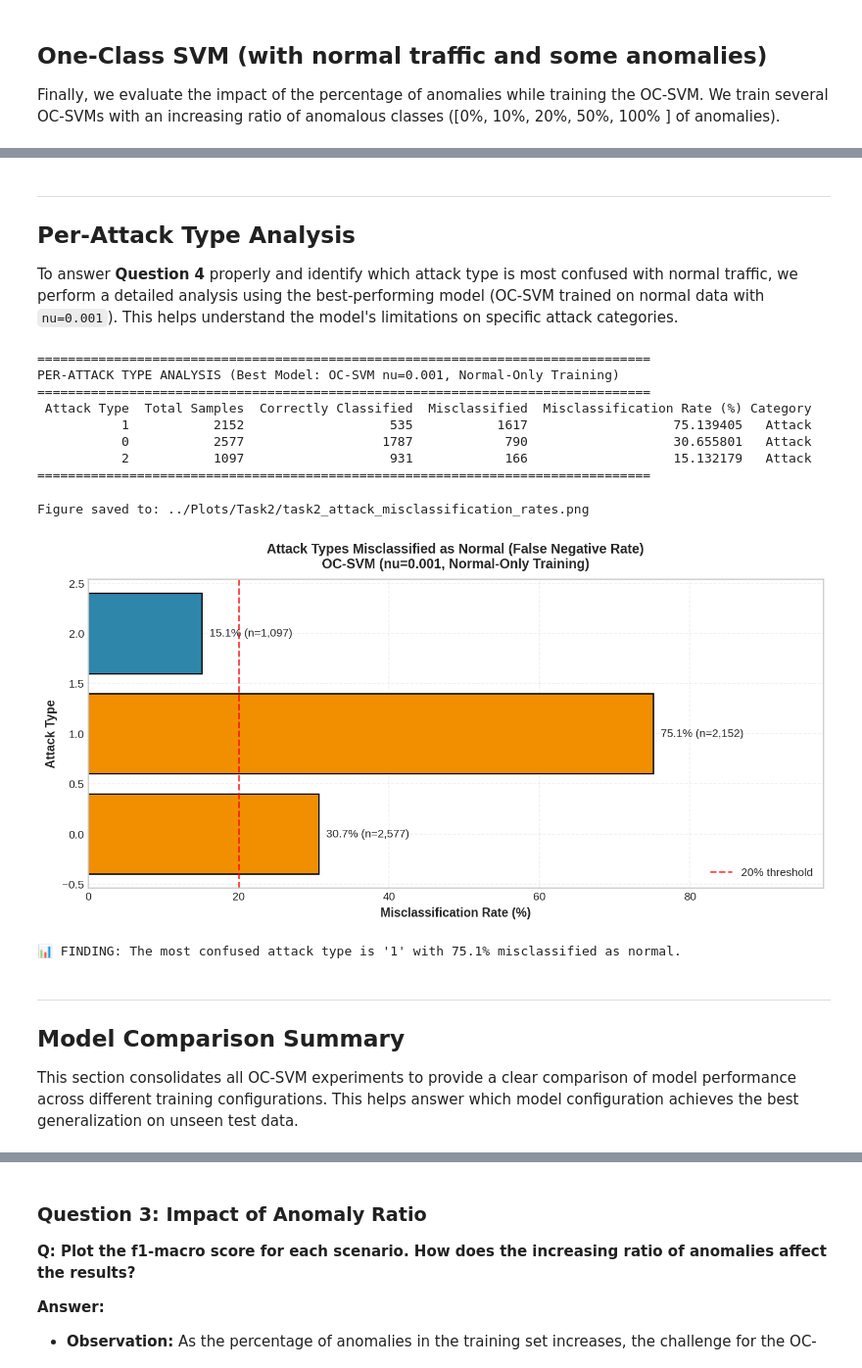
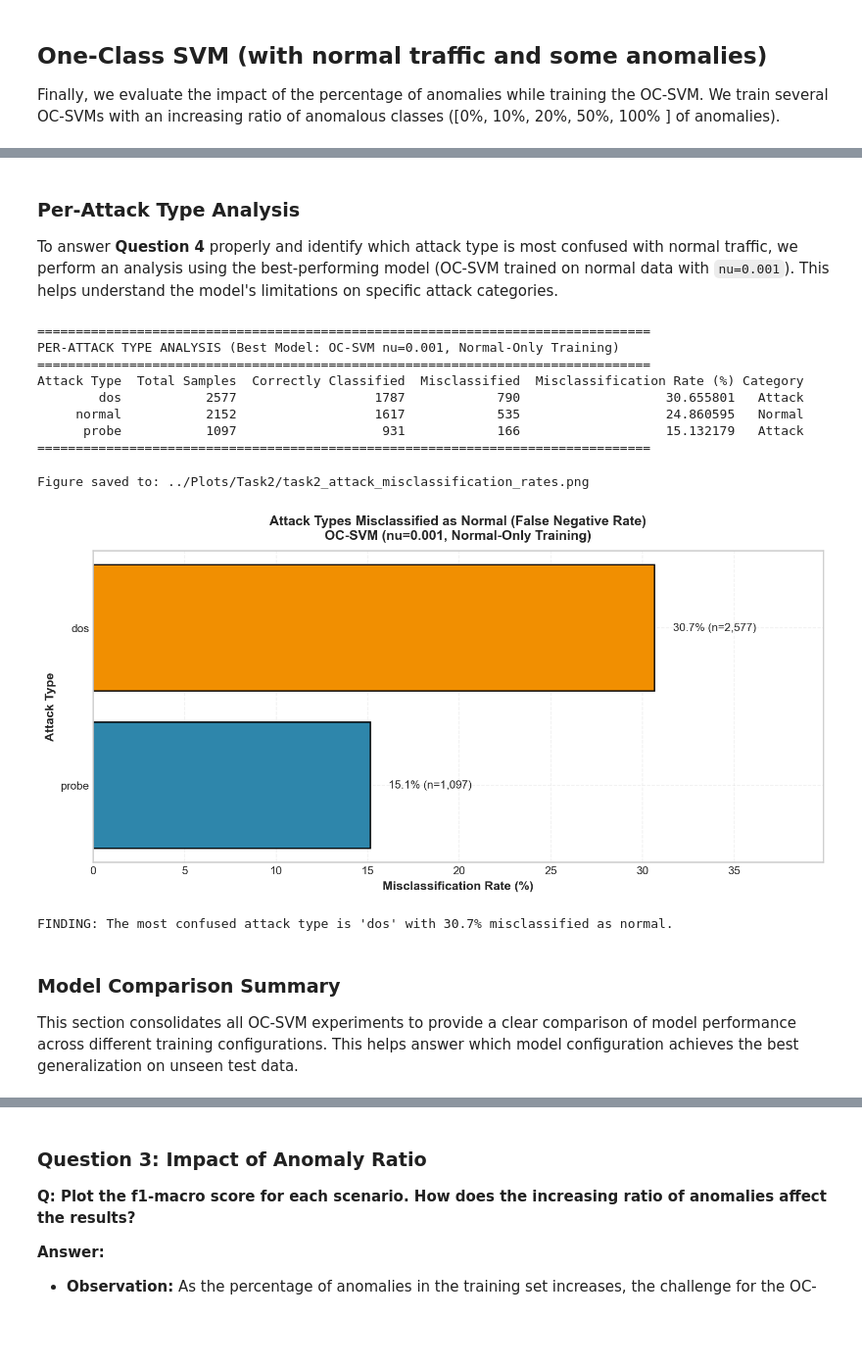
Before and after one commit to RenatoMignone/unsupervised-network-intrusion-detection, a Jupyter notebook: lab/notebooks/Task2.ipynb, the cells around one changed output, grey strips where cells are left out. Shown at 98% size. Drawn from its saved outputs; the diff is of its cells as text; code cells hidden in the pictures; blank space fills up the shorter version.

```diff
--- a/lab/notebooks/Task2.ipynb
+++ b/lab/notebooks/Task2.ipynb
@@ -201,6 +189,8 @@ def plot_confusion_matrices_combined(y_true_list, y_pred_list, class_names, titl
 df_train = pd.read_csv('../data/preprocessed/train_preprocessed.csv')
 df_val = pd.read_csv('../data/preprocessed/val_preprocessed.csv')
 df_test = pd.read_csv('../data/preprocessed/test_preprocessed.csv')
+# %%
+all_labels = ['dos', 'normal', 'probe', 'r2l']
 # %%
 df_train_normal_only = df_train[df_train["binary_label"]==0].copy()
 X_train_normal_only = df_train_normal_only.drop(columns=['label', 'binary_label'])
@@ -282,6 +271,8 @@ Test Set             | Total:  5,826 | Normal:  2,152 ( 36.9%) | Anomaly:  3,674
 First, we train a One-Class Support Vector Machine (OC-SVM) with benign (normal) traffic (using different nu values), and evaluate its performance on the whole dataset (normal + anomalies).
 # %%
-for nu in [0.0001, 0.001, 0.5]:
+# 0.5 = the default value of nu
+# 1e-4 and 1e-3 are two possible extimations
+for nu in [0.00001, 0.001, 0.5]:
     print(f"\n\n=== Training One-Class SVM with nu={nu} ===")
     # === 1. Fit One-Class SVM ===
     # Assume X_train is your input data (numpy array or DataFrame with features only)
@@ -294,7 +285,6 @@ for nu in [0.0001, 0.001, 0.5]:
 
     y_train_pred = ocsvm_normal_only.predict(X_train)
     y_train_pred_binary = (y_train_pred == -1).astype(int)
-
 
     y_val_pred = ocsvm_normal_only.predict(X_val)
     y_val_pred_binary = (y_val_pred == -1).astype(int)
@@ -443,13 +423,13 @@ f1_scores_val = []
 f1_scores_test = []
 
 for p in percentages:
-    print(f"\n\n=== Training One-Class SVM with p={p} proportion of anomalies in training data ===")
+    print(f"\n\n=== Training One-Class SVM with {p*100}% anomalies in training data ===")
 
     subset = df_train_anomalies_only.sample(frac=p, random_state=42)
     df_train_mixed = pd.concat([X_train_normal_only, subset])
 
     if p == 0:
-        nu = 0.0001  # Small value to avoid nu=0
+        nu = 0.00001  # Small value to avoid nu=0
     else:
         nu = len(subset) / len(df_train_mixed)
 
@@ -610,8 +575,7 @@ Figure saved to: ../Plots/Task2/task2_f1_scores_vs_anomaly_percentage.png
 # %% [markdown]
----
-## Per-Attack Type Analysis
+### Per-Attack Type Analysis
 
-To answer **Question 4** properly and identify which attack type is most confused with normal traffic, we perform a detailed analysis using the best-performing model (OC-SVM trained on normal data with `nu=0.001`). This helps understand the model's limitations on specific attack categories.
+To answer **Question 4** properly and identify which attack type is most confused with normal traffic, we perform an analysis using the best-performing model (OC-SVM trained on normal data with `nu=0.001`). This helps understand the model's limitations on specific attack categories.
 # %%
 # ============================================================================
 # PER-ATTACK TYPE CONFUSION ANALYSIS
@@ -637,11 +601,11 @@ for attack_type in test_analysis['original_label'].unique():
     subset = test_analysis[test_analysis['original_label'] == attack_type]
     total = len(subset)
 
-    if attack_type == 'normal':
+    if all_labels[attack_type] == 'normal':
         # For normal traffic: how many were incorrectly flagged as anomalies (False Positives)
         incorrect = (subset['predicted'] == 1).sum()
         attack_analysis.append({
-            'Attack Type': attack_type,
+            'Attack Type': all_labels[attack_type],
             'Total Samples': total,
             'Correctly Classified': total - incorrect,
             'Misclassified': incorrect,
@@ -652,7 +616,7 @@ for attack_type in test_analysis['original_label'].unique():
         # For attacks: how many were missed (False Negatives - predicted as normal)
         missed = (subset['predicted'] == 0).sum()
         attack_analysis.append({
-            'Attack Type': attack_type,
+            'Attack Type': all_labels[attack_type],
             'Total Samples': total,
             'Correctly Classified': total - missed,
             'Misclassified': missed,
@@ -672,10 +636,10 @@ print("="*80)
 ================================================================================
 PER-ATTACK TYPE ANALYSIS (Best Model: OC-SVM nu=0.001, Normal-Only Training)
 ================================================================================
- Attack Type  Total Samples  Correctly Classified  Misclassified  Misclassification Rate (%) Category
-           1           2152                   535           1617                   75.139405   Attack
-           0           2577                  1787            790                   30.655801   Attack
-           2           1097                   931            166                   15.132179   Attack
+Attack Type  Total Samples  Correctly Classified  Misclassified  Misclassification Rate (%) Category
+        dos           2577                  1787            790                   30.655801   Attack
+     normal           2152                  1617            535                   24.860595   Normal
+      probe           1097                   931            166                   15.132179   Attack
 ================================================================================
 # %%
 # ============================================================================
@@ -684,41 +648,39 @@ PER-ATTACK TYPE ANALYSIS (Best Model: OC-SVM nu=0.001, Normal-Only Training)
 # Filter to show only attack types (exclude normal for this plot)
 attacks_only = attack_df[attack_df['Category'] == 'Attack'].copy()
 attacks_only = attacks_only.sort_values('Misclassification Rate (%)', ascending=True)
 
 fig, ax = plt.subplots(figsize=(10, 5))
 
-colors = ['#F18F01' if rate > 20 else '#2E86AB' for rate in attacks_only['Misclassification Rate (%)']]
+colors = ['#2E86AB', '#F18F01']
 bars = ax.barh(attacks_only['Attack Type'], attacks_only['Misclassification Rate (%)'],
                color=colors, edgecolor='black', linewidth=1.2)
 
 # Add value labels on bars
 for bar, rate, total in zip(bars, attacks_only['Misclassification Rate (%)'], attacks_only['Total Samples']):
     ax.text(bar.get_width() + 1, bar.get_y() + bar.get_height()/2,
             f'{rate:.1f}% (n={total:,})', va='center', fontsize=10)
 
 ax.set_xlabel('Misclassification Rate (%)')
 ax.set_ylabel('Attack Type')
 ax.set_title('Attack Types Misclassified as Normal (False Negative Rate)\nOC-SVM (nu=0.001, Normal-Only Training)',
              fontsize=12, fontweight='bold', pad=10)
 ax.set_xlim(0, max(attacks_only['Misclassification Rate (%)']) * 1.3)
-ax.axvline(x=20, color='red', linestyle='--', alpha=0.7, label='20% threshold')
 ax.legend(loc='lower right')
 
 plt.tight_layout()
 save_figure_for_report('task2_attack_misclassification_rates.png')
 plt.show()
 
 # Identify most confused attack
 most_confused = attacks_only.iloc[-1]  # After sorting ascending, last is highest
-print(f"\n📊 FINDING: The most confused attack type is '{most_confused['Attack Type']}' "
+print(f"\nFINDING: The most confused attack type is '{most_confused['Attack Type']}' "
       f"with {most_confused['Misclassification Rate (%)']:.1f}% misclassified as normal.")
 # %% [output]
 Figure saved to: ../Plots/Task2/task2_attack_misclassification_rates.png
-[figure, old version]
+[figure, new version]
-📊 FINDING: The most confused attack type is '1' with 75.1% misclassified as normal.
+FINDING: The most confused attack type is 'dos' with 30.7% misclassified as normal.
 # %% [markdown]
----
-## Model Comparison Summary
+### Model Comparison Summary
 
 This section consolidates all OC-SVM experiments to provide a clear comparison of model performance across different training configurations. This helps answer which model configuration achieves the best generalization on unseen test data.
 # %%
```
Also changed, not shown: parts of 14 cells of this notebook, 15 other files.
